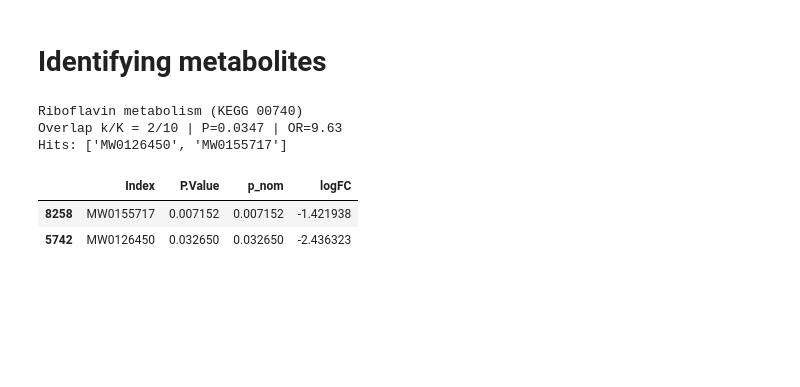
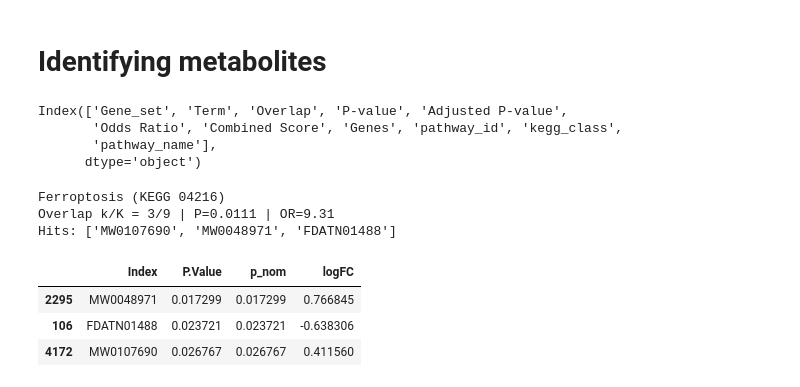
Before and after one commit to Li-Lab-COH/Metabolomics_Analysis, a Jupyter notebook: python/Enrichment_Analysis.ipynb, the cells around one changed output. Drawn from its saved outputs; the diff is of its cells as text; code cells hidden in the pictures; blank space fills up the shorter version.

```diff
--- a/python/Enrichment_Analysis.ipynb
+++ b/python/Enrichment_Analysis.ipynb
@@ -421,3 +405,10 @@ Saved: /Users/janzules/Roselab/Metabolite/results/ORA_python/plots/met_kegg_enri
 Saved: /Users/janzules/Roselab/Metabolite/results/ORA_python/plots/met_kegg_enrichment_dn_Pval_Day 1.png
 # %% [markdown]
 # Identifying metabolites
+# %%
+res.columns
+# %% [output]
+Index(['Gene_set', 'Term', 'Overlap', 'P-value', 'Adjusted P-value',
+       'Odds Ratio', 'Combined Score', 'Genes', 'pathway_id', 'kegg_class',
+       'pathway_name'],
+      dtype='object')
@@ -442,36 +436,37 @@ def find_pathway_row(res: pd.DataFrame, query: str):
         res["Term"].astype(str).str.contains(pat, case=False, regex=True) |
         (res.get("pathway_id","").astype(str) == q)
     )
 
     if mask.any():
         # return the best match (smallest p-value)
         return res.loc[mask].sort_values("P-value").iloc[0], res
 
     # Fuzzy suggestions if nothing matched
     candidates = res["pathway_name"].astype(str).tolist()
     sugg = difflib.get_close_matches(q, candidates, n=5, cutoff=0.6)
     raise ValueError(f"No pathway matched: {q}. Close matches: {sugg}")
 
 # --- use on your DOWN table (or res_up/res_any) ---
-row, res_used = find_pathway_row(res_dn, "Riboflavin metabolism")
+row, res_used = find_pathway_row(res_met, "Ferr")
 
 # Extract the significant metabolites (the ones “triggering” it)
 hits = [x.strip() for x in str(row["Genes"]).replace(",", ";").split(";") if x.strip()]
 k, K = map(int, str(row["Overlap"]).split("/"))
 
 print(f"{row.get('pathway_name')} (KEGG {row.get('pathway_id')})")
 print(f"Overlap k/K = {k}/{K} | P={row['P-value']:.3g} | OR={row['Odds Ratio']:.2f}")
 print("Hits:", hits)
 
 # Join back to your original dataframe to see stats for those metabolites
 cols = [FEATURE_COL] + [c for c in ["metabolite","name","P.Value","p_nom","logFC","kegg_maps"] if c in df.columns]
 hits_df = (df[df[FEATURE_COL].isin(hits)][cols]
            .sort_values(by=[c for c in ["p_nom","P.Value","logFC"] if c in df.columns]))
 display(hits_df)
 # %% [output]
-Riboflavin metabolism (KEGG 00740)
-Overlap k/K = 2/10 | P=0.0347 | OR=9.63
-Hits: ['MW0126450', 'MW0155717']
+Ferroptosis (KEGG 04216)
+Overlap k/K = 3/9 | P=0.0111 | OR=9.31
+Hits: ['MW0107690', 'MW0048971', 'FDATN01488']
 |  | Index | P.Value | p_nom | logFC |
-| 8258 | MW0155717 | 0.007152 | 0.007152 | -1.421938 |
-| 5742 | MW0126450 | 0.032650 | 0.032650 | -2.436323 |
+| 2295 | MW0048971 | 0.017299 | 0.017299 | 0.766845 |
+| 106 | FDATN01488 | 0.023721 | 0.023721 | -0.638306 |
+| 4172 | MW0107690 | 0.026767 | 0.026767 | 0.411560 |
```
Also changed, not shown: parts of 2 cells of this notebook, 1 other file.
